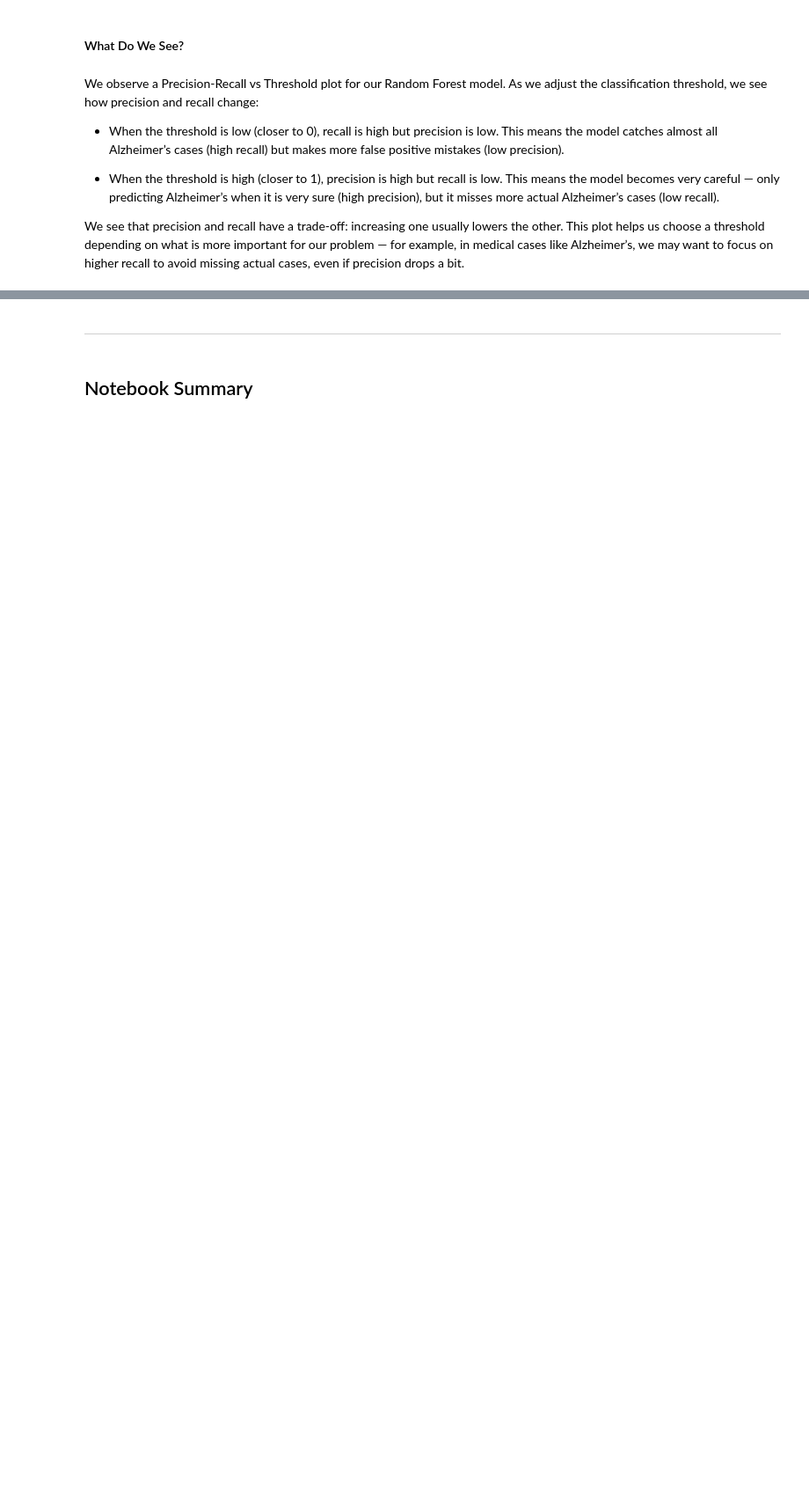
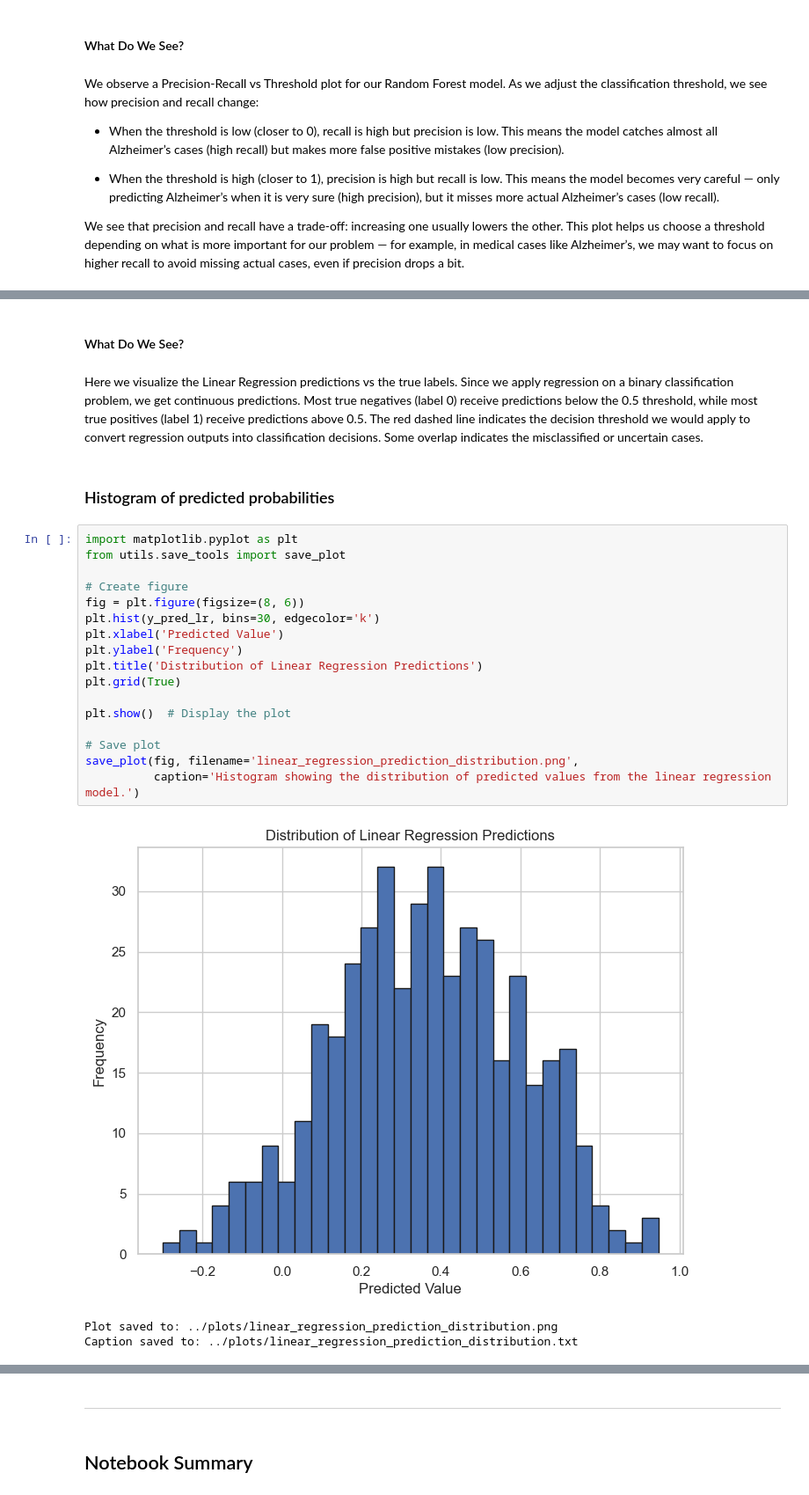
Before and after one commit to FeliciaFavrholdt/BI_EXAM, a Jupyter notebook: Analysis/notebooks/05_Model_Training_and_Evaluation_chosen_features.ipynb, the cells around one changed output, grey strips where cells are left out. Shown at 88% size. Cells and saved outputs as stored; diff of their text form; blank space fills up the shorter version.

```diff
--- a/Analysis/notebooks/05_Model_Training_and_Evaluation_chosen_features.ipynb
+++ b/Analysis/notebooks/05_Model_Training_and_Evaluation_chosen_features.ipynb
@@ -664,0 +761,27 @@ We see that precision and recall have a trade-off: increasing one usually lowers
+# %% [markdown]
+#### What Do We See?
+# %% [markdown]
+Here we visualize the Linear Regression predictions vs the true labels. Since we apply regression on a binary classification problem, we get continuous predictions. Most true negatives (label 0) receive predictions below the 0.5 threshold, while most true positives (label 1) receive predictions above 0.5. The red dashed line indicates the decision threshold we would apply to convert regression outputs into classification decisions. Some overlap indicates the misclassified or uncertain cases.
+# %% [markdown]
+### Histogram of predicted probabilities
+# %%
+import matplotlib.pyplot as plt
+from utils.save_tools import save_plot
+
+# Create figure
+fig = plt.figure(figsize=(8, 6))
+plt.hist(y_pred_lr, bins=30, edgecolor='k')
+plt.xlabel('Predicted Value')
+plt.ylabel('Frequency')
+plt.title('Distribution of Linear Regression Predictions')
+plt.grid(True)
+
+plt.show()  # Display the plot
+
+# Save plot
+save_plot(fig, filename='linear_regression_prediction_distribution.png',
+          caption='Histogram showing the distribution of predicted values from the linear regression model.')
+# %% [output]
+[figure, added]
+Plot saved to: ../plots/linear_regression_prediction_distribution.png
+Caption saved to: ../plots/linear_regression_prediction_distribution.txt
```
Also changed, not shown: parts of 127 cells of this notebook, 22 other files.
